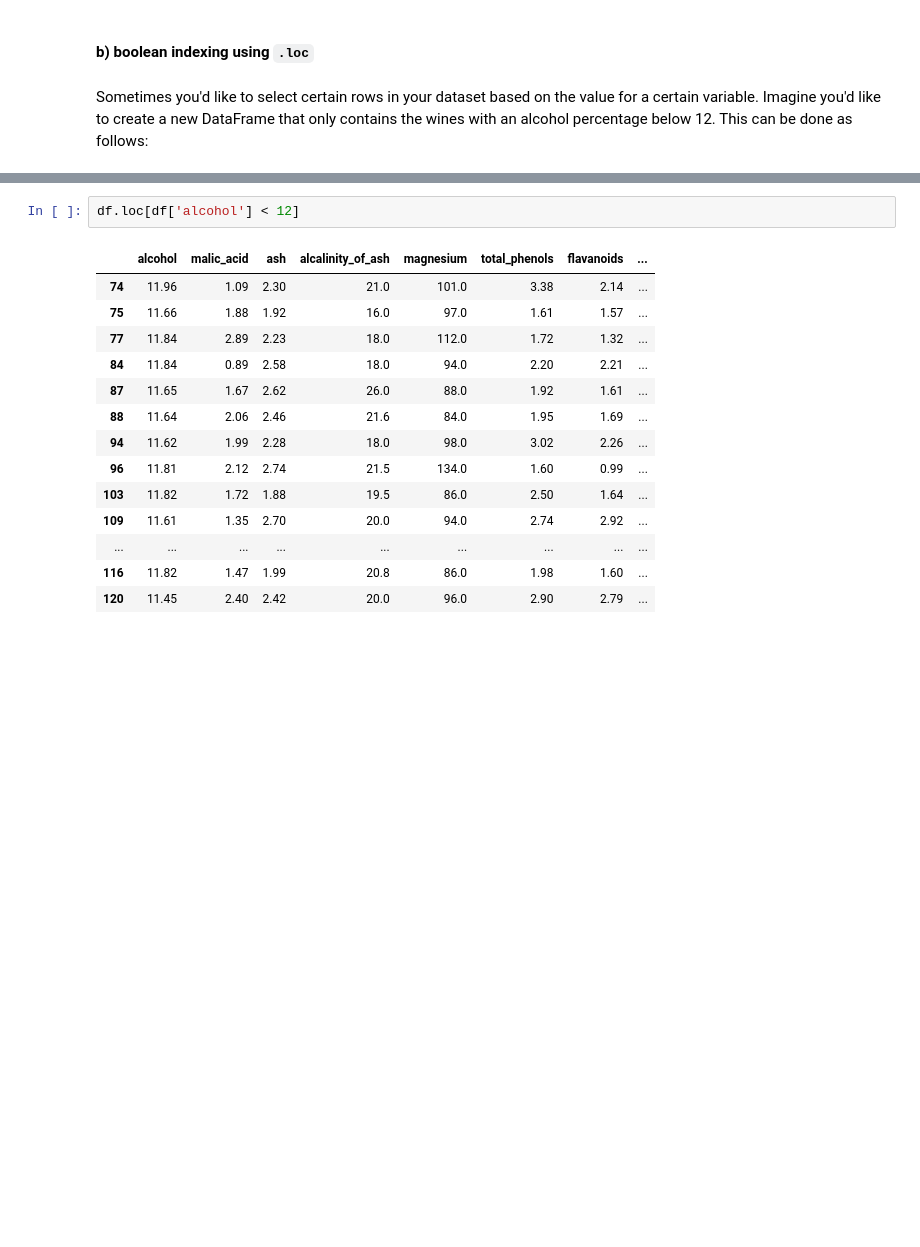
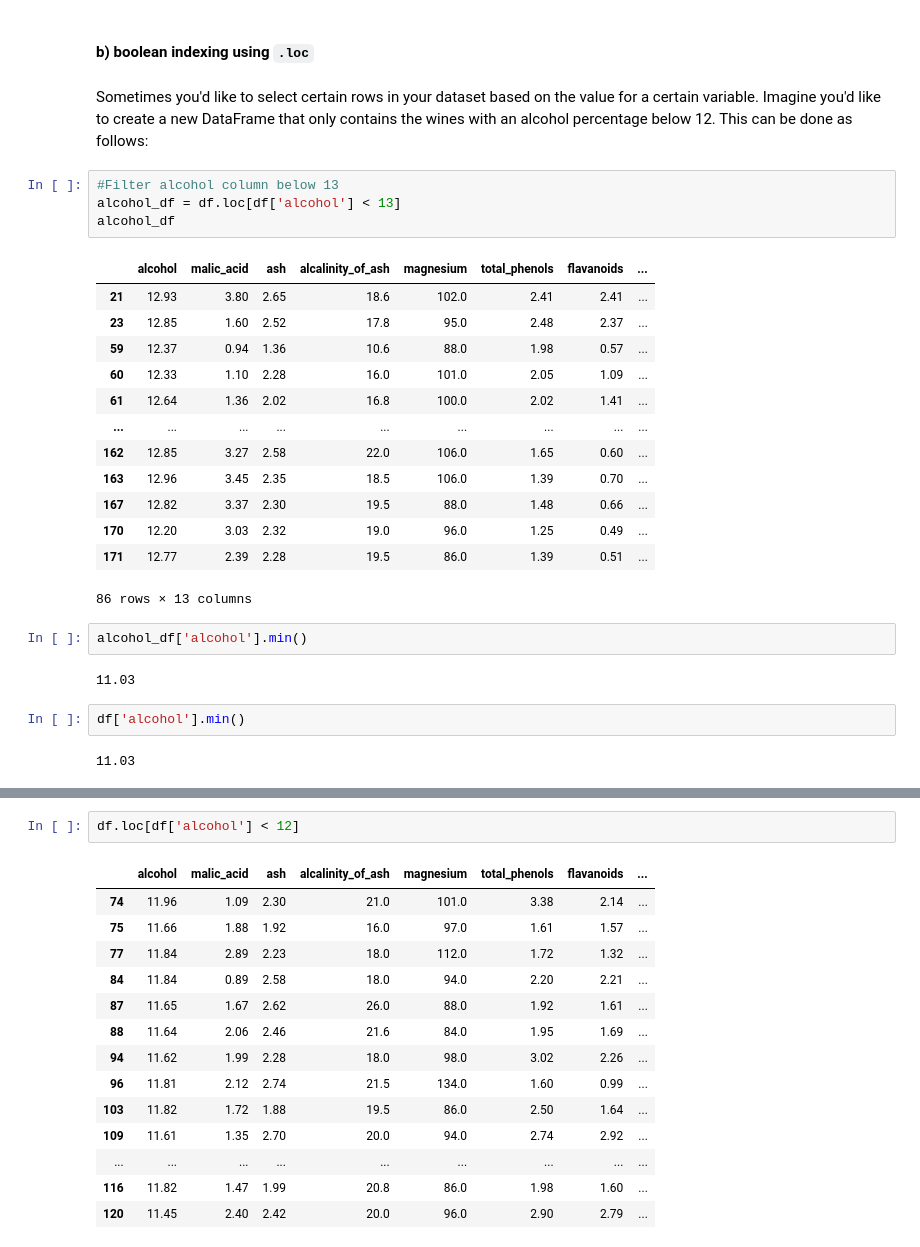
Before and after one commit to LemayianResiato/dsc-accessing-data-with-pandas, a Jupyter notebook: index.ipynb, the cells around one changed output, grey strips where cells are left out. Saved outputs shown, nothing was run; the diff lists cells and outputs as text; blank space fills up the shorter version.

```diff
--- a/index.ipynb
+++ b/index.ipynb
@@ -295,3 +575,29 @@ Name: magnesium, dtype: float64
 #### b) boolean indexing using `.loc`
 # %% [markdown]
 Sometimes you'd like to select certain rows in your dataset based on the value for a certain variable. Imagine you'd like to create a new DataFrame that only contains the wines with an alcohol percentage below 12. This can be done as follows:
+# %%
+#Filter alcohol column below 13
+alcohol_df = df.loc[df['alcohol'] < 13]
+alcohol_df
+# %% [output]
+|  | alcohol | malic_acid | ash | alcalinity_of_ash | magnesium | total_phenols | flavanoids | ... |
+| 21 | 12.93 | 3.80 | 2.65 | 18.6 | 102.0 | 2.41 | 2.41 | ... |
+| 23 | 12.85 | 1.60 | 2.52 | 17.8 | 95.0 | 2.48 | 2.37 | ... |
+| 59 | 12.37 | 0.94 | 1.36 | 10.6 | 88.0 | 1.98 | 0.57 | ... |
+| 60 | 12.33 | 1.10 | 2.28 | 16.0 | 101.0 | 2.05 | 1.09 | ... |
+| 61 | 12.64 | 1.36 | 2.02 | 16.8 | 100.0 | 2.02 | 1.41 | ... |
+| ... | ... | ... | ... | ... | ... | ... | ... | ... |
+| 162 | 12.85 | 3.27 | 2.58 | 22.0 | 106.0 | 1.65 | 0.60 | ... |
+| 163 | 12.96 | 3.45 | 2.35 | 18.5 | 106.0 | 1.39 | 0.70 | ... |
+| 167 | 12.82 | 3.37 | 2.30 | 19.5 | 88.0 | 1.48 | 0.66 | ... |
+| 170 | 12.20 | 3.03 | 2.32 | 19.0 | 96.0 | 1.25 | 0.49 | ... |
+| 171 | 12.77 | 2.39 | 2.28 | 19.5 | 86.0 | 1.39 | 0.51 | ... |
+86 rows × 13 columns
+# %%
+alcohol_df['alcohol'].min()
+# %% [output]
+11.03
+# %%
+df['alcohol'].min()
+# %% [output]
+11.03
```
Also changed, not shown: parts of 27 cells of this notebook.
